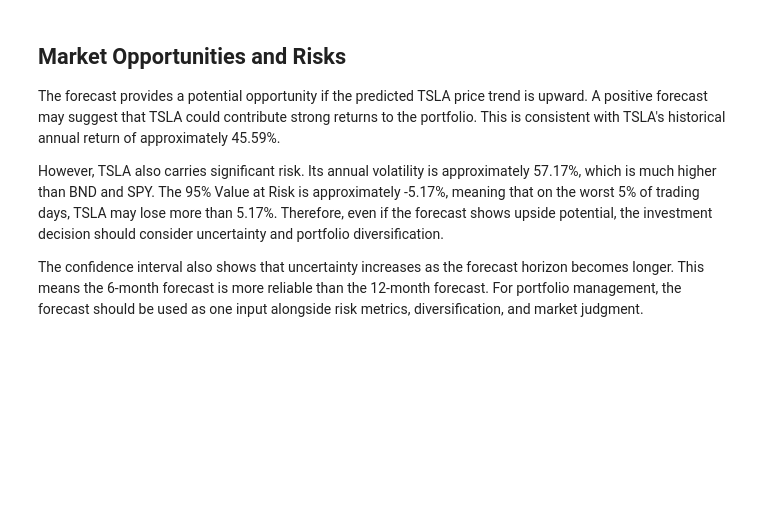
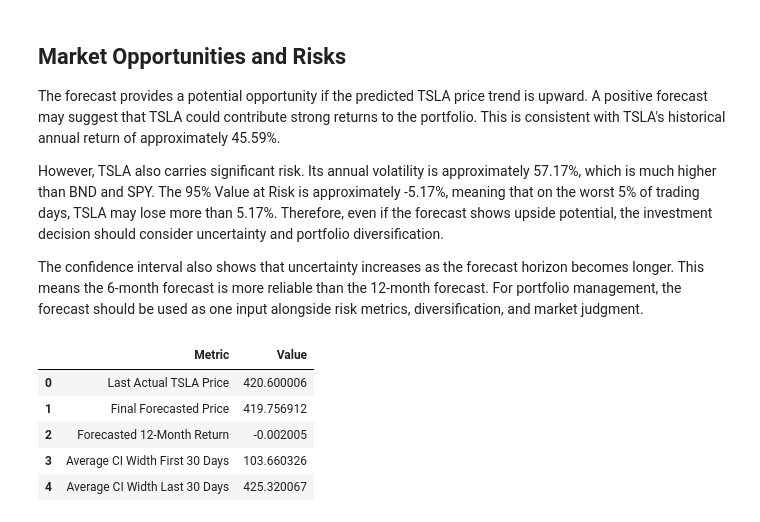
Before and after one commit to rediet-shewarega/portfolio-optimization, a Jupyter notebook: notebooks/03_forecast_future_trends.ipynb, the cells around one changed output. Saved outputs shown, nothing was run; the diff lists cells and outputs as text; code cells hidden in the pictures; blank space fills up the shorter version.

Commit message:
Update Task 3 forecast notebook

```diff
--- a/notebooks/03_forecast_future_trends.ipynb
+++ b/notebooks/03_forecast_future_trends.ipynb
@@ -227,3 +227,29 @@ The forecast provides a potential opportunity if the predicted TSLA price trend
 However, TSLA also carries significant risk. Its annual volatility is approximately 57.17%, which is much higher than BND and SPY. The 95% Value at Risk is approximately -5.17%, meaning that on the worst 5% of trading days, TSLA may lose more than 5.17%. Therefore, even if the forecast shows upside potential, the investment decision should consider uncertainty and portfolio diversification.
 
 The confidence interval also shows that uncertainty increases as the forecast horizon becomes longer. This means the 6-month forecast is more reliable than the 12-month forecast. For portfolio management, the forecast should be used as one input alongside risk metrics, diversification, and market judgment.
+# %%
+task3_summary = pd.DataFrame({
+    "Metric": [
+        "Last Actual TSLA Price",
+        "Final Forecasted Price",
+        "Forecasted 12-Month Return",
+        "Average CI Width First 30 Days",
+        "Average CI Width Last 30 Days"
+    ],
+    "Value": [
+        last_actual_price,
+        final_forecast_price,
+        forecasted_return,
+        first_30_days_width,
+        last_30_days_width
+    ]
+})
+
+task3_summary
+# %% [output]
+|  | Metric | Value |
+| 0 | Last Actual TSLA Price | 420.600006 |
+| 1 | Final Forecasted Price | 419.756912 |
+| 2 | Forecasted 12-Month Return | -0.002005 |
+| 3 | Average CI Width First 30 Days | 103.660326 |
+| 4 | Average CI Width Last 30 Days | 425.320067 |
```
Also changed, not shown: parts of 4 cells of this notebook.
